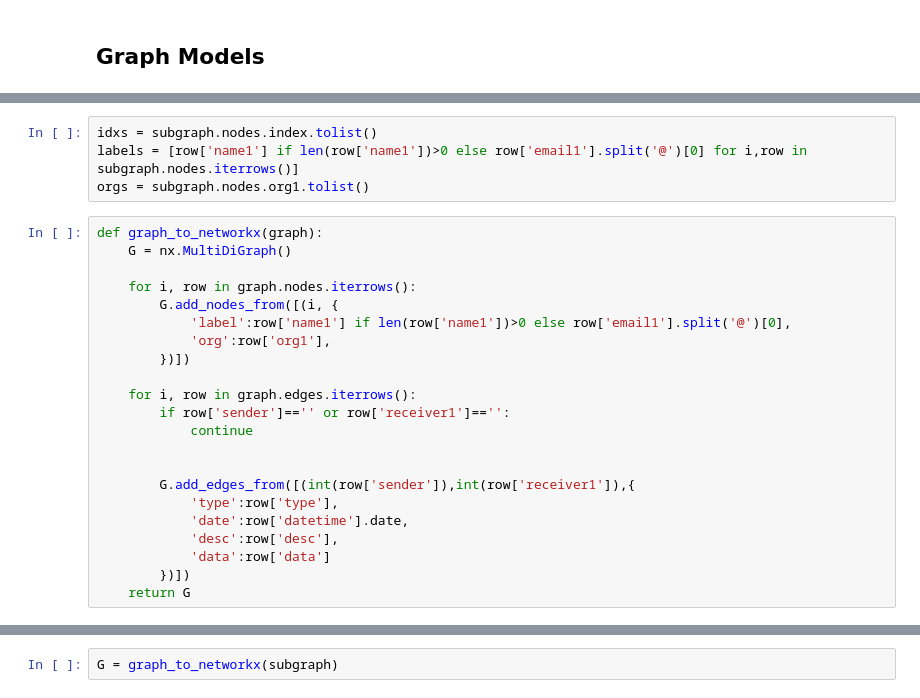
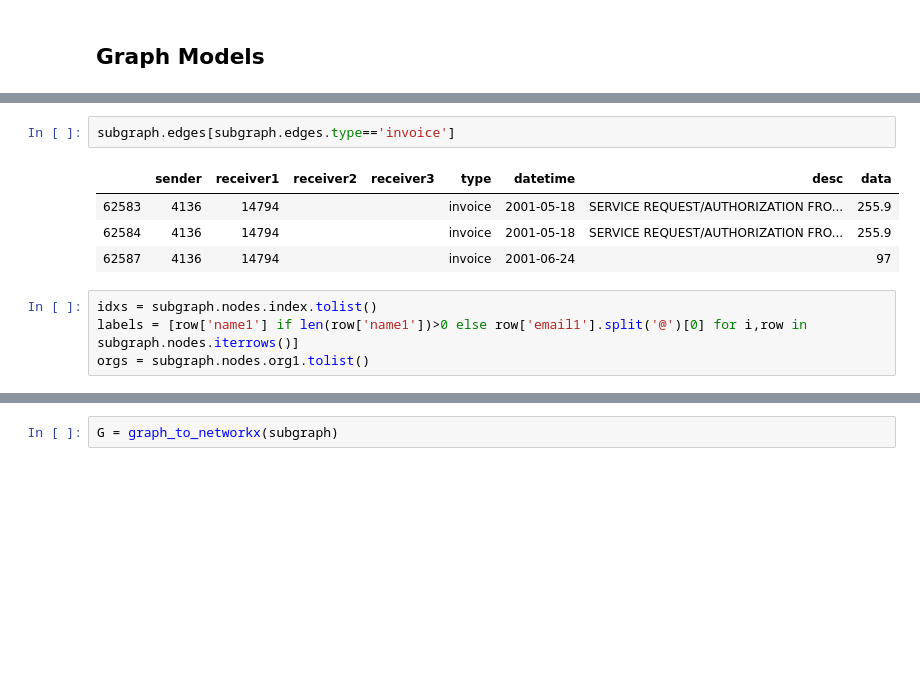
Before and after one commit to q1park/enron-emails, a Jupyter notebook: Example.ipynb, the cells around one changed output, grey strips where cells are left out. Drawn from its saved outputs; the diff is of its cells as text; blank space fills up the shorter version.

```diff
--- a/Example.ipynb
+++ b/Example.ipynb
@@ -429,27 +505,12 @@ subgraph.edges.head()
 | 36981 | 1204 | 4136 |  |  | email | 2001-05-21 09:26:52 | TFA Follow-up letter | For your review. - TFADRA~1.DOC |
+# %%
+subgraph.edges[subgraph.edges.type=='invoice']
+# %% [output]
+|  | sender | receiver1 | receiver2 | receiver3 | type | datetime | desc | data |
+| 62583 | 4136 | 14794 |  |  | invoice | 2001-05-18 | SERVICE REQUEST/AUTHORIZATION FRO... | 255.9 |
+| 62584 | 4136 | 14794 |  |  | invoice | 2001-05-18 | SERVICE REQUEST/AUTHORIZATION FRO... | 255.9 |
+| 62587 | 4136 | 14794 |  |  | invoice | 2001-06-24 |  | 97 |
 # %%
 idxs = subgraph.nodes.index.tolist()
 labels = [row['name1'] if len(row['name1'])>0 else row['email1'].split('@')[0] for i,row in subgraph.nodes.iterrows()]
 orgs = subgraph.nodes.org1.tolist()
-# %%
-def graph_to_networkx(graph):
-    G = nx.MultiDiGraph()
-
-    for i, row in graph.nodes.iterrows():
-        G.add_nodes_from([(i, {
-            'label':row['name1'] if len(row['name1'])>0 else row['email1'].split('@')[0],
-            'org':row['org1'],
-        })])
-
-    for i, row in graph.edges.iterrows():
-        if row['sender']=='' or row['receiver1']=='':
-            continue
-
-
-        G.add_edges_from([(int(row['sender']),int(row['receiver1']),{
-            'type':row['type'],
-            'date':row['datetime'].date,
-            'desc':row['desc'],
-            'data':row['data']
-        })])
-    return G
```
Also changed, not shown: parts of 46 cells of this notebook, 5 other files.
